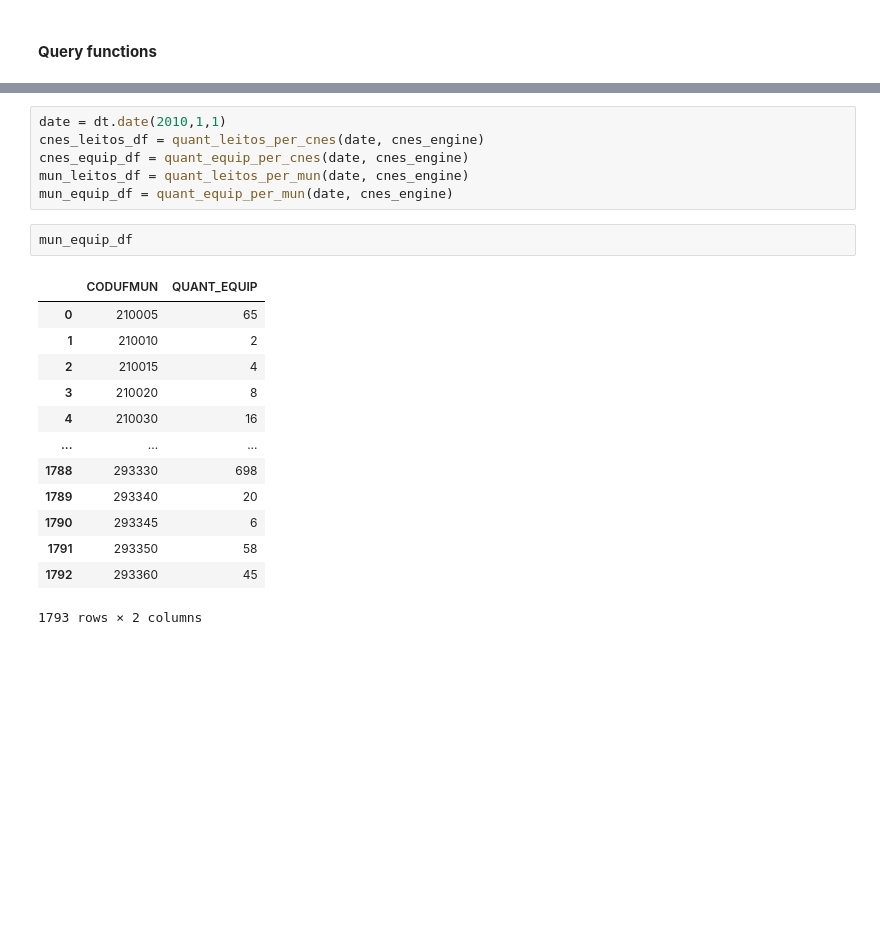
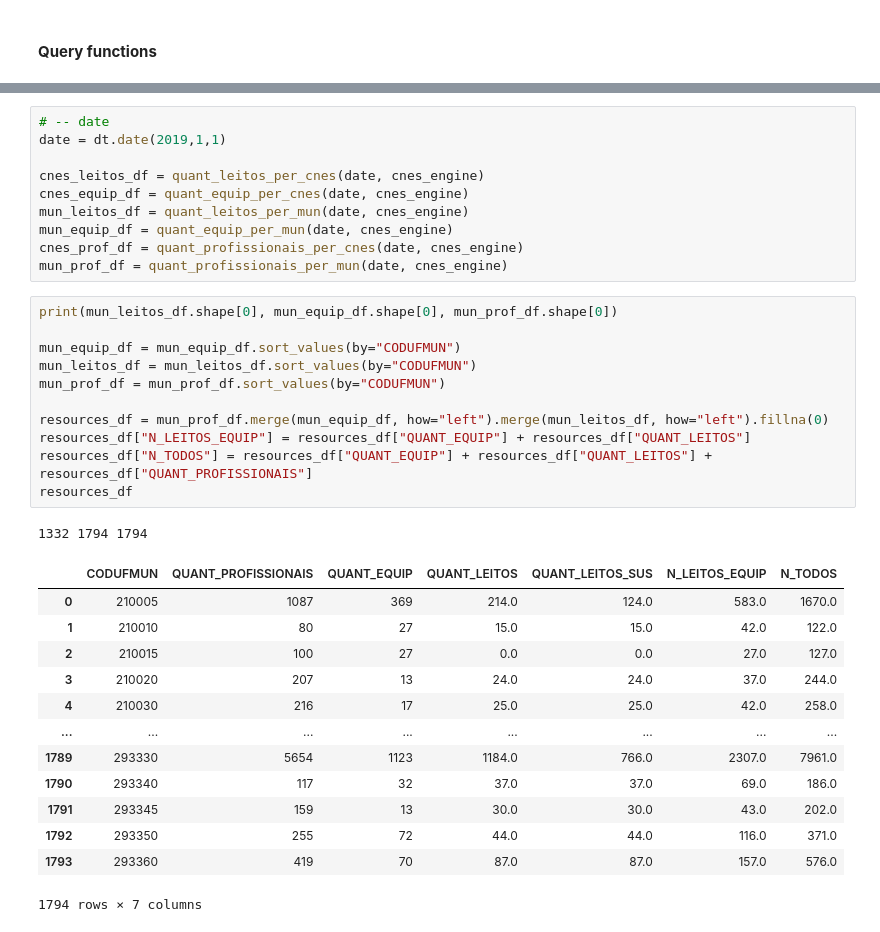
Before and after one commit to humbertocarmona/pyopensus, a Jupyter notebook: notebooks/networkanalysis/citynets.ipynb, the cells around one changed output, grey strips where cells are left out. Drawn from its saved outputs; the diff is of its cells as text; blank space fills up the shorter version.

```diff
--- a/notebooks/networkanalysis/citynets.ipynb
+++ b/notebooks/networkanalysis/citynets.ipynb
@@ -461,25 +504,39 @@ df.head(4)
 | 2 | 2010453 | 270550 | 57820000 | 00000000000000 | 3 | 1 | M | 03 | 01 | 22 | ... |
 | 3 | 2008572 | 270010 | 57490000 | 00000000000000 | 3 | 1 | M | 03 | 01 | 01 | ... |
 # %%
-date = dt.date(2010,1,1)
+# -- date
+date = dt.date(2019,1,1)
+
 cnes_leitos_df = quant_leitos_per_cnes(date, cnes_engine)
 cnes_equip_df = quant_equip_per_cnes(date, cnes_engine)
 mun_leitos_df = quant_leitos_per_mun(date, cnes_engine)
 mun_equip_df = quant_equip_per_mun(date, cnes_engine)
+cnes_prof_df = quant_profissionais_per_cnes(date, cnes_engine)
+mun_prof_df = quant_profissionais_per_mun(date, cnes_engine)
-# %%
-mun_equip_df
-# %% [output]
-|  | CODUFMUN | QUANT_EQUIP |
-| 0 | 210005 | 65 |
-| 1 | 210010 | 2 |
-| 2 | 210015 | 4 |
-| 3 | 210020 | 8 |
-| 4 | 210030 | 16 |
-| ... | ... | ... |
-| 1788 | 293330 | 698 |
-| 1789 | 293340 | 20 |
-| 1790 | 293345 | 6 |
-| 1791 | 293350 | 58 |
-| 1792 | 293360 | 45 |
-1793 rows × 2 columns
+# %%
+print(mun_leitos_df.shape[0], mun_equip_df.shape[0], mun_prof_df.shape[0])
+
+mun_equip_df = mun_equip_df.sort_values(by="CODUFMUN")
+mun_leitos_df = mun_leitos_df.sort_values(by="CODUFMUN")
+mun_prof_df = mun_prof_df.sort_values(by="CODUFMUN")
+
+resources_df = mun_prof_df.merge(mun_equip_df, how="left").merge(mun_leitos_df, how="left").fillna(0)
+resources_df["N_LEITOS_EQUIP"] = resources_df["QUANT_EQUIP"] + resources_df["QUANT_LEITOS"]
+resources_df["N_TODOS"] = resources_df["QUANT_EQUIP"] + resources_df["QUANT_LEITOS"] + resources_df["QUANT_PROFISSIONAIS"]
+resources_df
+# %% [output]
+1332 1794 1794
+|  | CODUFMUN | QUANT_PROFISSIONAIS | QUANT_EQUIP | QUANT_LEITOS | QUANT_LEITOS_SUS | N_LEITOS_EQUIP | N_TODOS |
+| 0 | 210005 | 1087 | 369 | 214.0 | 124.0 | 583.0 | 1670.0 |
+| 1 | 210010 | 80 | 27 | 15.0 | 15.0 | 42.0 | 122.0 |
+| 2 | 210015 | 100 | 27 | 0.0 | 0.0 | 27.0 | 127.0 |
+| 3 | 210020 | 207 | 13 | 24.0 | 24.0 | 37.0 | 244.0 |
+| 4 | 210030 | 216 | 17 | 25.0 | 25.0 | 42.0 | 258.0 |
+| ... | ... | ... | ... | ... | ... | ... | ... |
+| 1789 | 293330 | 5654 | 1123 | 1184.0 | 766.0 | 2307.0 | 7961.0 |
+| 1790 | 293340 | 117 | 32 | 37.0 | 37.0 | 69.0 | 186.0 |
+| 1791 | 293345 | 159 | 13 | 30.0 | 30.0 | 43.0 | 202.0 |
+| 1792 | 293350 | 255 | 72 | 44.0 | 44.0 | 116.0 | 371.0 |
+| 1793 | 293360 | 419 | 70 | 87.0 | 87.0 | 157.0 | 576.0 |
+1794 rows × 7 columns
 # %%
```
Also changed, not shown: parts of 24 cells of this notebook, 2 other files.
